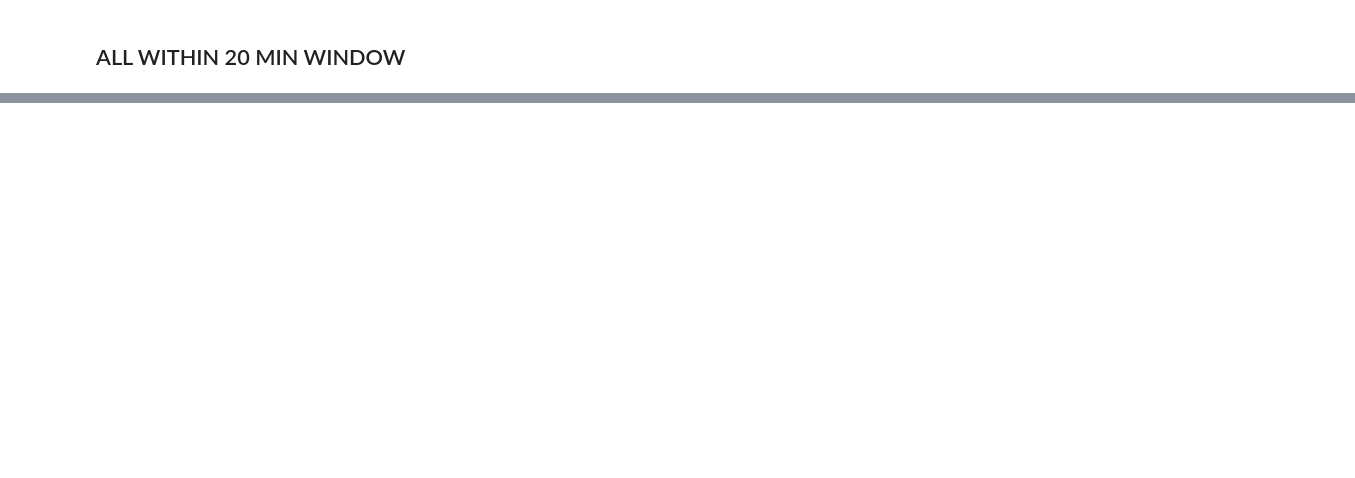
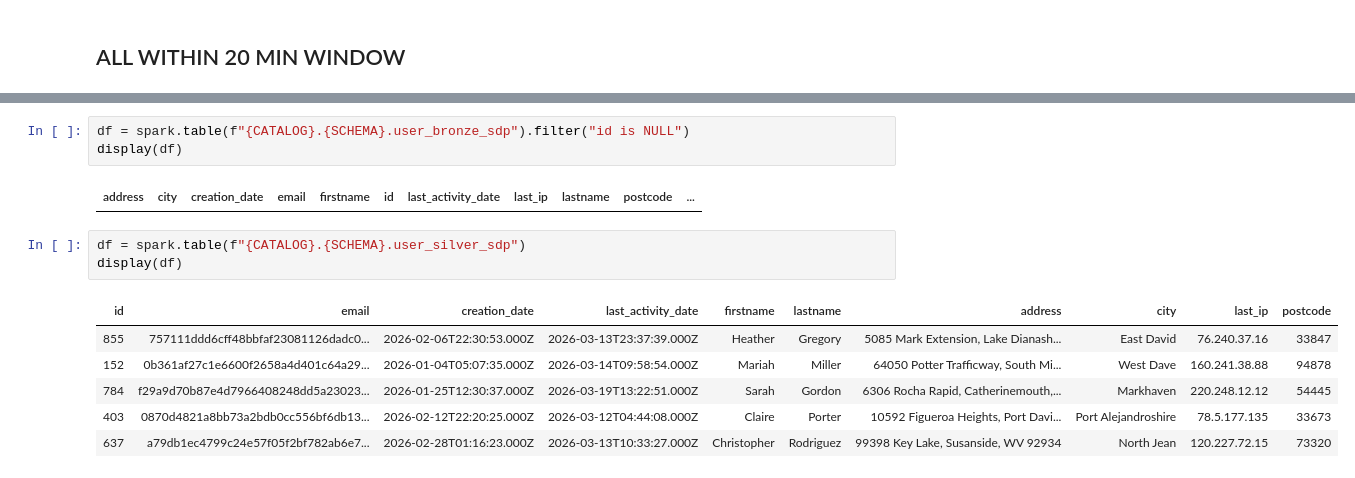
Before and after one commit to andyherko/dlt_integrations, a Jupyter notebook: cloudwatch_metrics_pull/data/KafkaProducerSimulation.ipynb, the cells around one changed output, grey strips where cells are left out. Saved outputs shown, nothing was run; the diff lists cells and outputs as text; blank space fills up the shorter version.

```diff
--- a/cloudwatch_metrics_pull/data/KafkaProducerSimulation.ipynb
+++ b/cloudwatch_metrics_pull/data/KafkaProducerSimulation.ipynb
@@ -194,0 +285,15 @@ VALUES (
+# %%
+df = spark.table(f"{CATALOG}.{SCHEMA}.user_bronze_sdp").filter("id is NULL")
+display(df)
+# %% [output]
+| address | city | creation_date | email | firstname | id | last_activity_date | last_ip | lastname | postcode | ... |
+# %%
+df = spark.table(f"{CATALOG}.{SCHEMA}.user_silver_sdp")
+display(df)
+# %% [output]
+| id | email | creation_date | last_activity_date | firstname | lastname | address | city | last_ip | postcode |
+| 855 | 757111ddd6cff48bbfaf23081126dadc0... | 2026-02-06T22:30:53.000Z | 2026-03-13T23:37:39.000Z | Heather | Gregory | 5085 Mark Extension, Lake Dianash... | East David | 76.240.37.16 | 33847 |
+| 152 | 0b361af27c1e6600f2658a4d401c64a29... | 2026-01-04T05:07:35.000Z | 2026-03-14T09:58:54.000Z | Mariah | Miller | 64050 Potter Trafficway, South Mi... | West Dave | 160.241.38.88 | 94878 |
+| 784 | f29a9d70b87e4d7966408248dd5a23023... | 2026-01-25T12:30:37.000Z | 2026-03-19T13:22:51.000Z | Sarah | Gordon | 6306 Rocha Rapid, Catherinemouth,... | Markhaven | 220.248.12.12 | 54445 |
+| 403 | 0870d4821a8bb73a2bdb0cc556bf6db13... | 2026-02-12T22:20:25.000Z | 2026-03-12T04:44:08.000Z | Claire | Porter | 10592 Figueroa Heights, Port Davi... | Port Alejandroshire | 78.5.177.135 | 33673 |
+| 637 | a79db1ec4799c24e57f05f2bf782ab6e7... | 2026-02-28T01:16:23.000Z | 2026-03-13T10:33:27.000Z | Christopher | Rodriguez | 99398 Key Lake, Susanside, WV 92934 | North Jean | 120.227.72.15 | 73320 |
```
Also changed, not shown: parts of 25 cells of this notebook, 13 other files.
